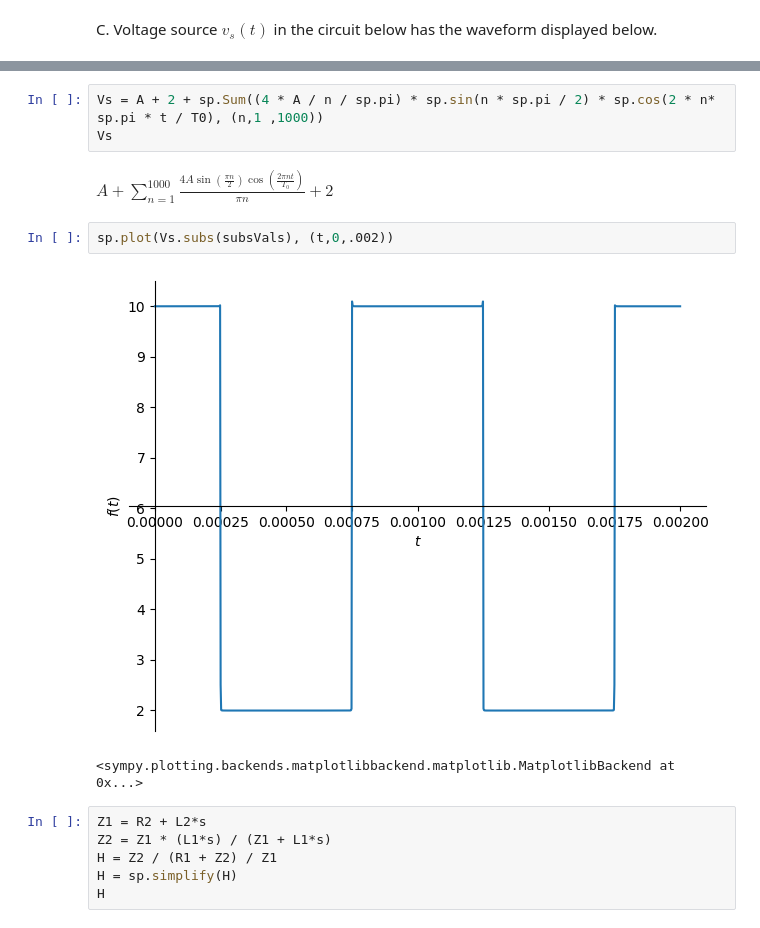
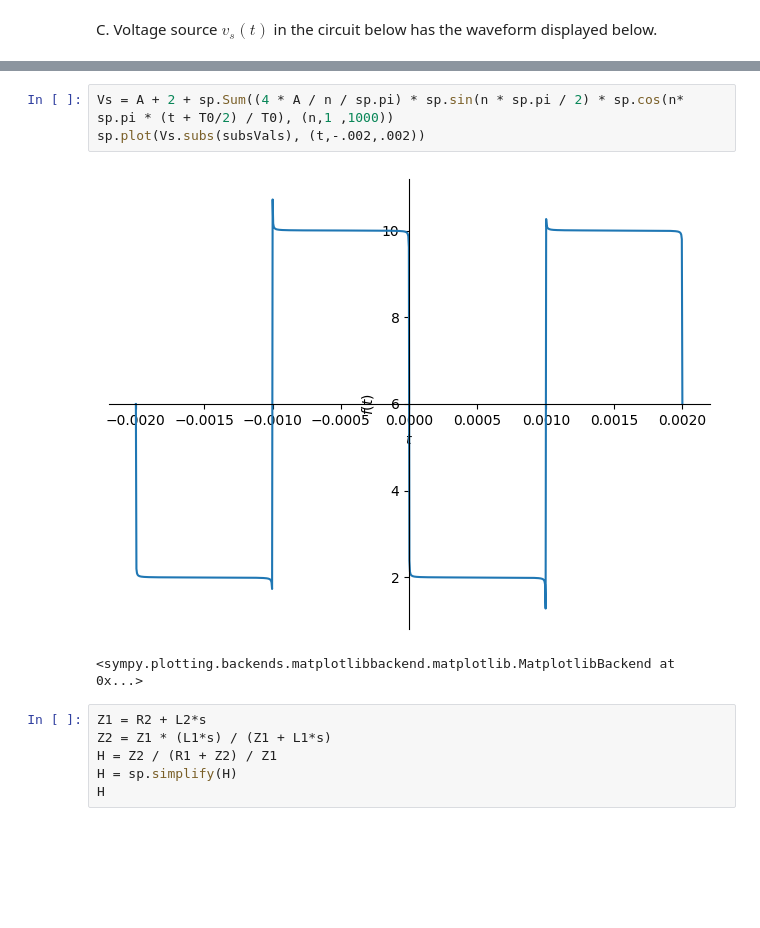
Before and after one commit to vieweghn/EENG-310-Signals-and-Systems, a Jupyter notebook: EENG_310_HW09.ipynb, the cells around one changed output, grey strips where cells are left out. Drawn from its saved outputs; the diff is of its cells as text; blank space fills up the shorter version.

```diff
--- a/EENG_310_HW09.ipynb
+++ b/EENG_310_HW09.ipynb
@@ -105,13 +140,9 @@ omega0 = 2*sp.pi/T0
 # %%
-Vs = A + 2 + sp.Sum((4 * A / n / sp.pi) * sp.sin(n * sp.pi / 2) * sp.cos(2 * n* sp.pi * t / T0), (n,1 ,1000))
-Vs
+Vs = A + 2 + sp.Sum((4 * A / n / sp.pi) * sp.sin(n * sp.pi / 2) * sp.cos(n* sp.pi * (t + T0/2) / T0), (n,1 ,1000))
+sp.plot(Vs.subs(subsVals), (t,-.002,.002))
 # %% [output]
-$\displaystyle A + \sum_{n=1}^{1000} \frac{4 A \sin{\left(\frac{\pi n}{2} \right)} \cos{\left(\frac{2 \pi n t}{T_{0}} \right)}}{\pi n} + 2$
+[figure, added]
+<sympy.plotting.backends.matplotlibbackend.matplotlib.MatplotlibBackend at 0x...>
-# %%
-sp.plot(Vs.subs(subsVals), (t,0,.002))
-# %% [output]
-[figure, removed]
-<sympy.plotting.backends.matplotlibbackend.matplotlib.MatplotlibBackend at 0x...>
 # %%
 Z1 = R2 + L2*s
 Z2 = Z1 * (L1*s) / (Z1 + L1*s)
```
Also changed, not shown: parts of 6 cells of this notebook.
